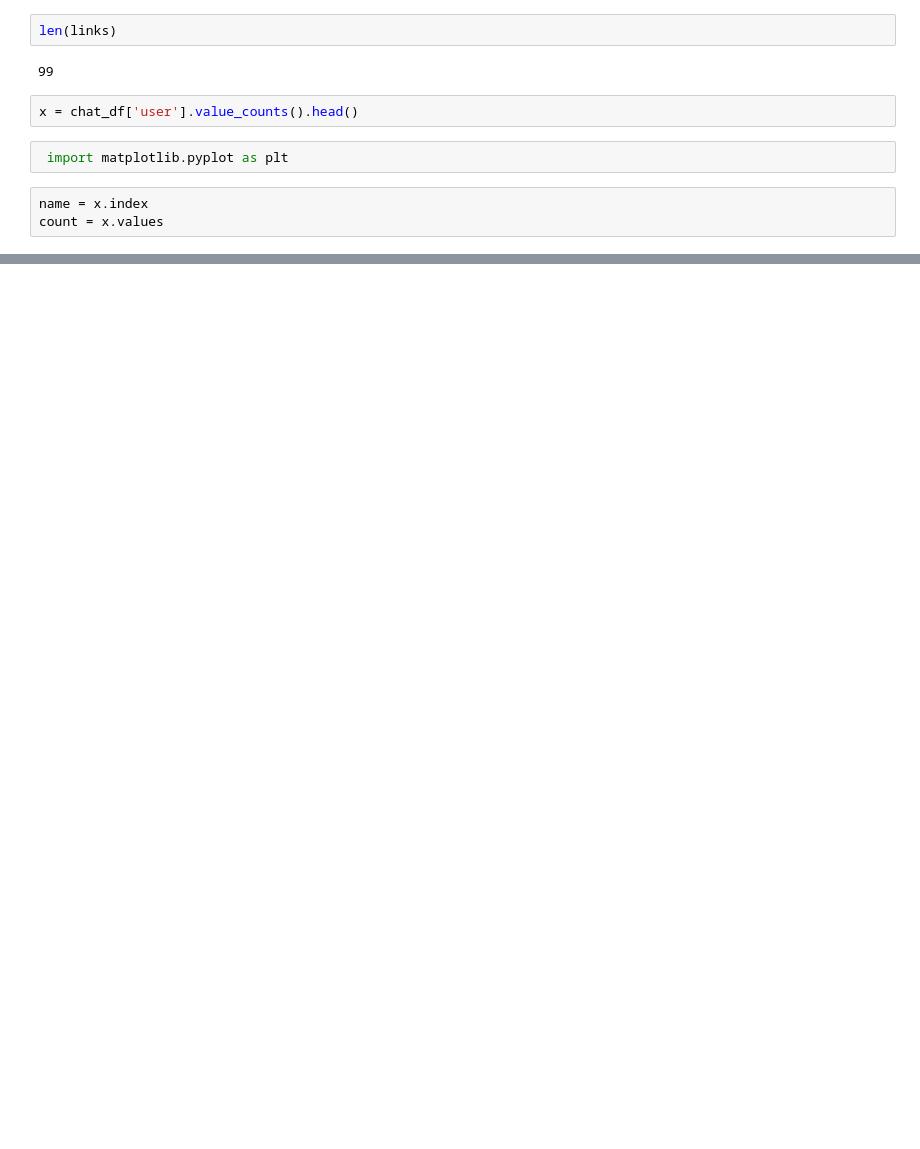
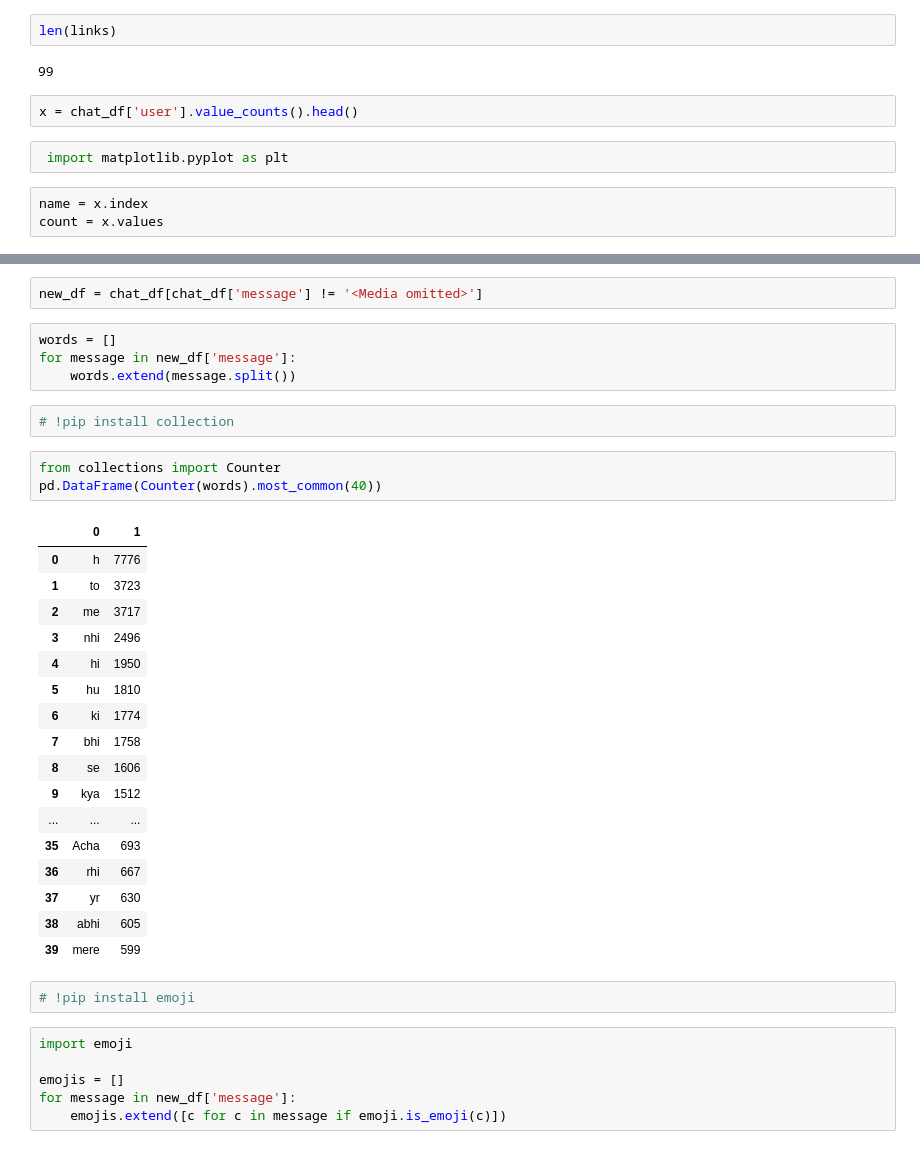
Before and after one commit to P-Saroha/WhatsApp-chat-analyzer, a Jupyter notebook: WhatsApp-chat-analysis.ipynb, the cells around one changed output, grey strips where cells are left out. Saved outputs shown, nothing was run; the diff lists cells and outputs as text; blank space fills up the shorter version.

```diff
--- a/WhatsApp-chat-analysis.ipynb
+++ b/WhatsApp-chat-analysis.ipynb
@@ -166,0 +194,37 @@ plt.bar(name,count)
+# %%
+new_df = chat_df[chat_df['message'] != '<Media omitted>']
+# %%
+words = []
+for message in new_df['message']:
+    words.extend(message.split())
+# %%
+# !pip install collection
+# %%
+from collections import Counter
+pd.DataFrame(Counter(words).most_common(40))
+# %% [output]
+|  | 0 | 1 |
+| 0 | h | 7776 |
+| 1 | to | 3723 |
+| 2 | me | 3717 |
+| 3 | nhi | 2496 |
+| 4 | hi | 1950 |
+| 5 | hu | 1810 |
+| 6 | ki | 1774 |
+| 7 | bhi | 1758 |
+| 8 | se | 1606 |
+| 9 | kya | 1512 |
+| ... | ... | ... |
+| 35 | Acha | 693 |
+| 36 | rhi | 667 |
+| 37 | yr | 630 |
+| 38 | abhi | 605 |
+| 39 | mere | 599 |
+# %%
+# !pip install emoji
+# %%
+import emoji
+
+emojis = []
+for message in new_df['message']:
+    emojis.extend([c for c in message if emoji.is_emoji(c)])
```
Also changed, not shown: parts of 9 cells of this notebook, 2 other files.
